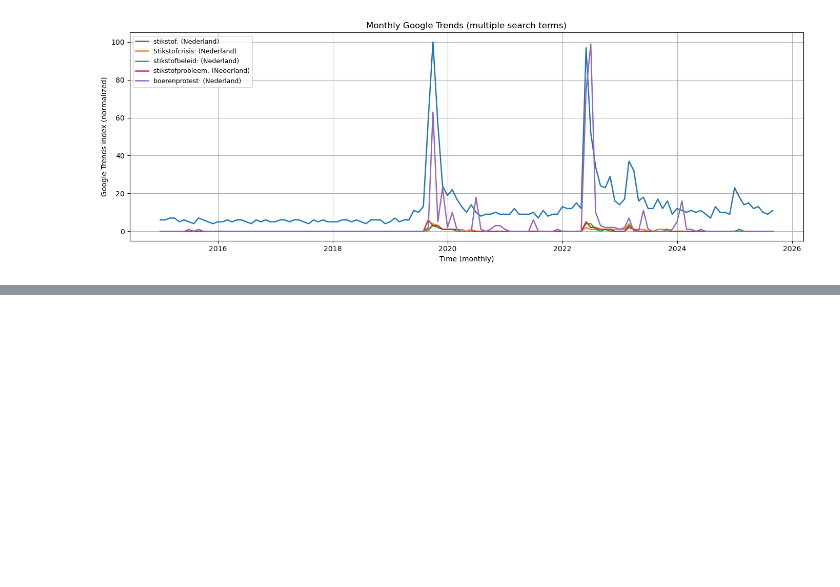
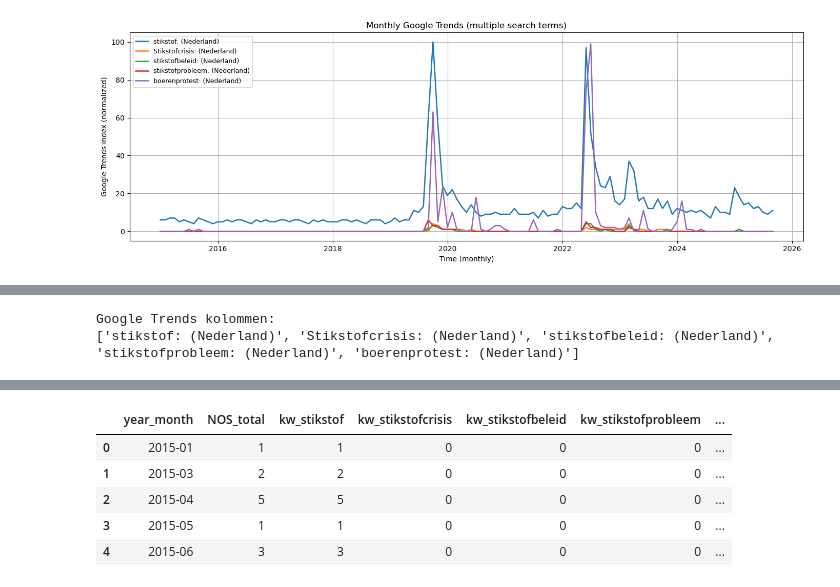
Before and after one commit to pellestam1002/Social_Computing, a Jupyter notebook: data.ipynb, the cells around one changed output, grey strips where cells are left out. Cells and saved outputs as stored; diff of their text form; code cells hidden in the pictures; blank space fills up the shorter version.

```diff
--- a/data.ipynb
+++ b/data.ipynb
@@ -793,0 +880,44 @@ plt.show()
+# %%
+# ===============================
+# Google Trends: alle termen netjes opschonen
+# ===============================
+df_tr = df_trends.copy()
+
+# datum goed zetten
+df_tr["date"] = pd.to_datetime(df_tr["date"], errors="coerce")
+df_tr = df_tr.dropna(subset=["date"]).sort_values("date")
+
+# alle trends-kolommen
+trend_cols = [c for c in df_tr.columns if c != "date"]
+
+# "<1" fix + numeric
+for c in trend_cols:
+    df_tr[c] = (
+        df_tr[c].astype(str)
+        .str.replace("<1", "0", regex=False)
+    )
+    df_tr[c] = pd.to_numeric(df_tr[c], errors="coerce")
+
+print("Google Trends kolommen:")
+print(trend_cols)
+
+display(df_tr.head())
+
+# ===============================
+# Google Trends toevoegen aan master_monthly
+# ===============================
+
+# (veilig) oude samengeperste kolom weg
+master_monthly = master_monthly.drop(columns=["Google_Trends_index"], errors="ignore")
+
+# merge ALLE trends kolommen
+master_monthly = master_monthly.merge(
+    df_tr[["date"] + trend_cols],
+    on="date",
+    how="left"
+)
+
+display(master_monthly.head())
+# %% [output]
+Google Trends kolommen:
+['stikstof: (Nederland)', 'Stikstofcrisis: (Nederland)', 'stikstofbeleid: (Nederland)', 'stikstofprobleem: (Nederland)', 'boerenprotest: (Nederland)']
@@ -793,0 +930,6 @@ plt.show()
+|  | year_month | NOS_total | kw_stikstof | kw_stikstofcrisis | kw_stikstofbeleid | kw_stikstofprobleem | ... |
+| 0 | 2015-01 | 1 | 1 | 0 | 0 | 0 | ... |
+| 1 | 2015-03 | 2 | 2 | 0 | 0 | 0 | ... |
+| 2 | 2015-04 | 5 | 5 | 0 | 0 | 0 | ... |
+| 3 | 2015-05 | 1 | 1 | 0 | 0 | 0 | ... |
+| 4 | 2015-06 | 3 | 3 | 0 | 0 | 0 | ... |
```
Also changed, not shown: parts of 20 cells of this notebook, 1 other file.
